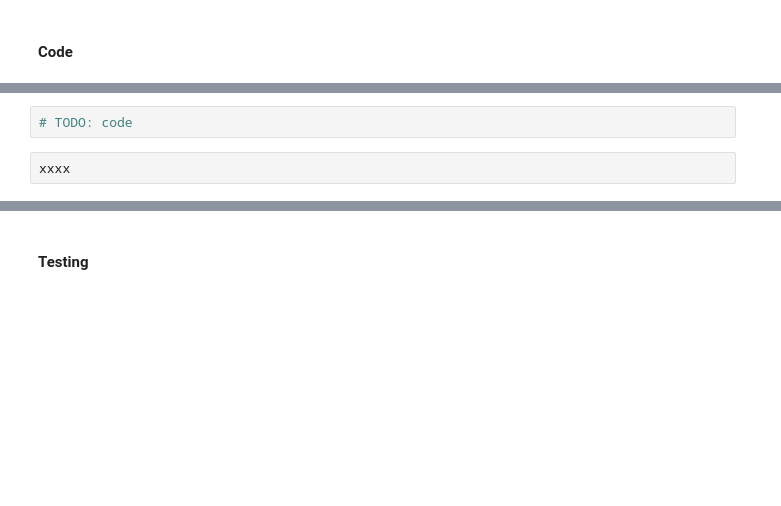
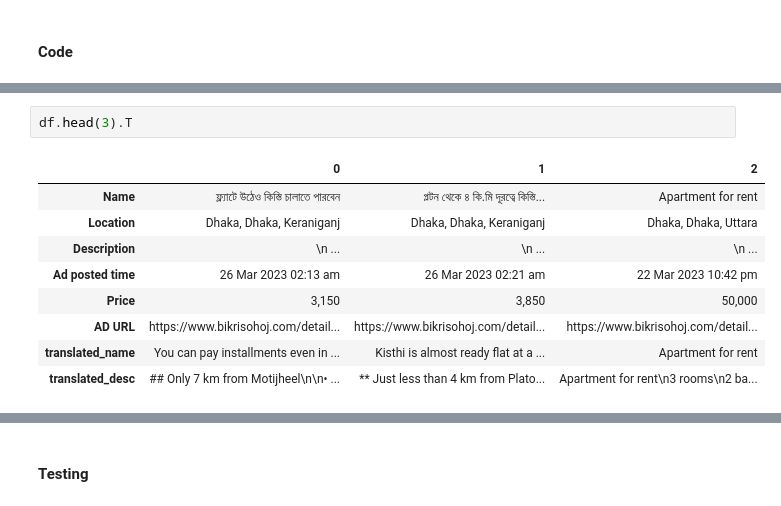
Before and after one commit to OmdenaAI/dhaka-bangladesh-real-estate-recommendation, a Jupyter notebook: src/tasks/task-2-data-preprocessing/bikrisohoj -- cleaning/bikrisohoj -- cleaning.ipynb, the cells around one changed output, grey strips where cells are left out. Saved outputs shown, nothing was run; the diff lists cells and outputs as text; blank space fills up the shorter version.

```diff
--- a/src/tasks/task-2-data-preprocessing/bikrisohoj -- cleaning/bikrisohoj -- cleaning.ipynb
+++ b/src/tasks/task-2-data-preprocessing/bikrisohoj -- cleaning/bikrisohoj -- cleaning.ipynb
@@ -212,4 +239,12 @@ print("Processing has come to an end")
-# %%
-# TODO: code
-# %%
-xxxx
+# %%
+df.head(3).T
+# %% [output]
+|  | 0 | 1 | 2 |
+| Name | ফ্ল্যাটে উঠেও কিস্তি চালাতে পারবেন | প্লটন থেকে ৪ কি.মি দূরত্বে কিস্তি... | Apartment for rent |
+| Location | Dhaka, Dhaka, Keraniganj | Dhaka, Dhaka, Keraniganj | Dhaka, Dhaka, Uttara |
+| Description | \n ... | \n ... | \n ... |
+| Ad posted time | 26 Mar 2023 02:13 am | 26 Mar 2023 02:21 am | 22 Mar 2023 10:42 pm |
+| Price | 3,150 | 3,850 | 50,000 |
+| AD URL | https://www.bikrisohoj.com/detail... | https://www.bikrisohoj.com/detail... | https://www.bikrisohoj.com/detail... |
+| translated_name | You can pay installments even in ... | Kisthi is almost ready flat at a ... | Apartment for rent |
+| translated_desc | ## Only 7 km from Motijheel\n\n• ... | ** Just less than 4 km from Plato... | Apartment for rent\n3 rooms\n2 ba... |
```
Also changed, not shown: parts of 89 cells of this notebook, 6 other files.
